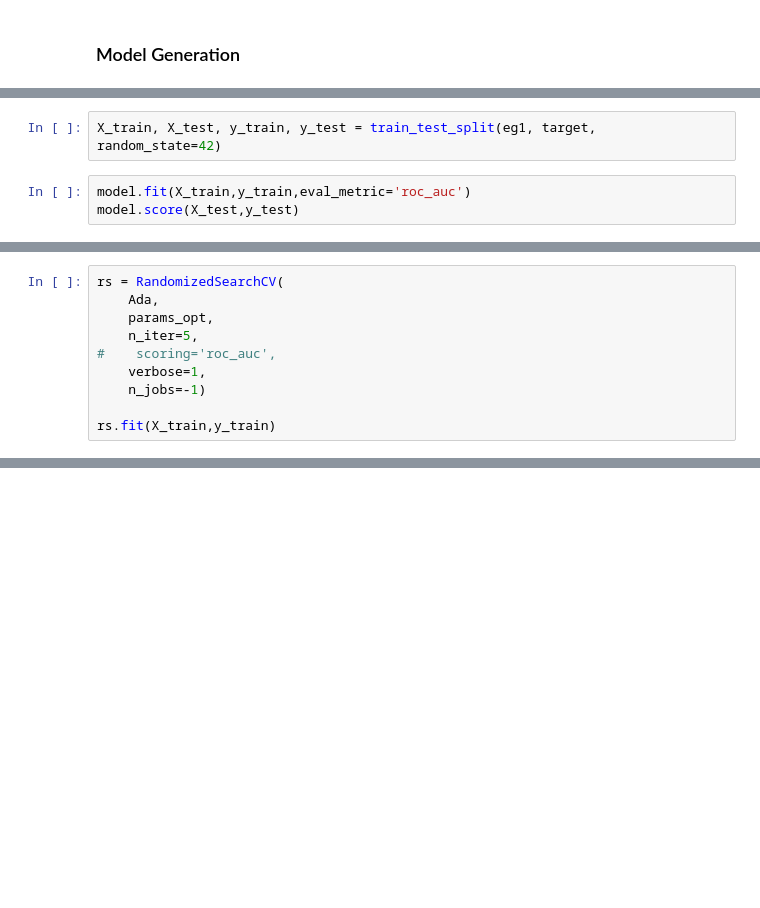
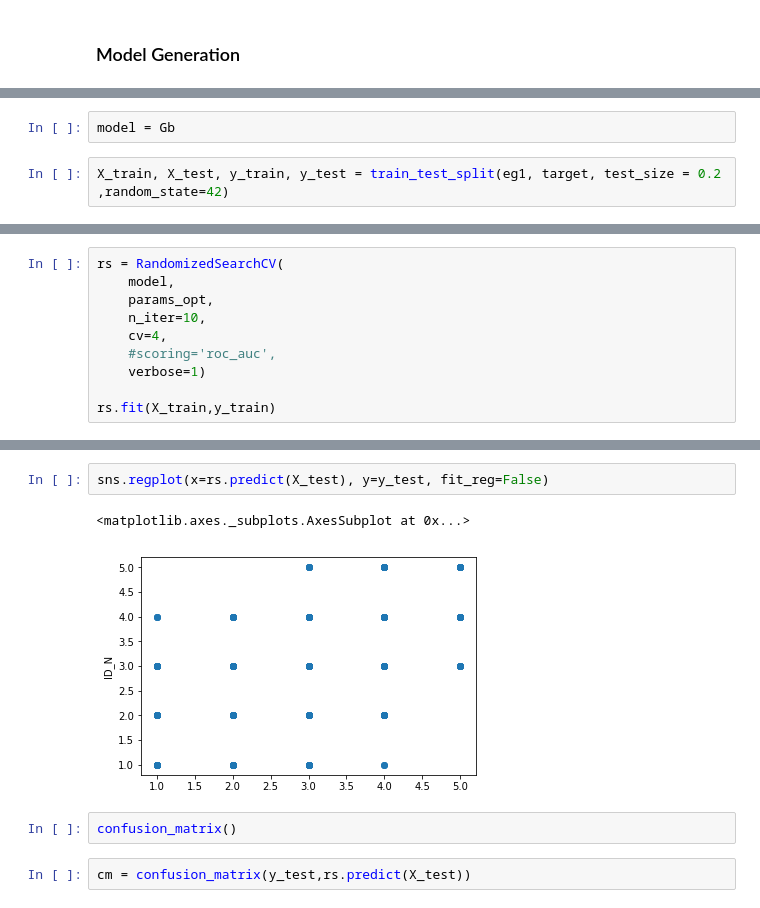
Before and after one commit to Mikhail-Naumov/SC2, a Jupyter notebook: SC2.ipynb, the cells around one changed output, grey strips where cells are left out. Drawn from its saved outputs; the diff is of its cells as text; blank space fills up the shorter version.

```diff
--- a/SC2.ipynb
+++ b/SC2.ipynb
@@ -305,5 +307,4 @@ model = Lgb(objective ='multiclass')
+# %%
+model = Gb
 # %%
-X_train, X_test, y_train, y_test = train_test_split(eg1, target, random_state=42)
+X_train, X_test, y_train, y_test = train_test_split(eg1, target, test_size = 0.2 ,random_state=42)
-# %%
-model.fit(X_train,y_train,eval_metric='roc_auc')
-model.score(X_test,y_test)
@@ -312,11 +311,11 @@ model.score(X_test,y_test)
 # %%
 rs = RandomizedSearchCV(
-    Ada,
+    model,
     params_opt,
-    n_iter=5,
-#    scoring='roc_auc',
-    verbose=1,
-    n_jobs=-1)
+    n_iter=10,
+    cv=4,
+    #scoring='roc_auc',
+    verbose=1)
 
 rs.fit(X_train,y_train)
 # %% [output]
@@ -339,0 +329,9 @@ rs.score(X_test,y_test)
+# %%
+sns.regplot(x=rs.predict(X_test), y=y_test, fit_reg=False)
+# %% [output]
+<matplotlib.axes._subplots.AxesSubplot at 0x...>
+[figure, added]
+# %%
+confusion_matrix()
+# %%
+cm = confusion_matrix(y_test,rs.predict(X_test))
```
Also changed, not shown: parts of 23 cells of this notebook.
